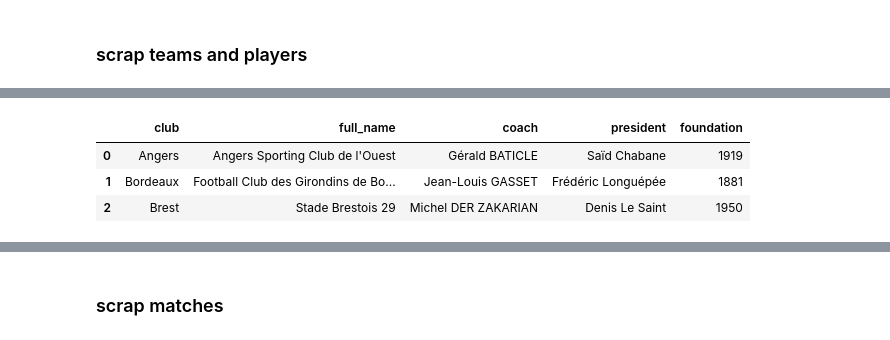
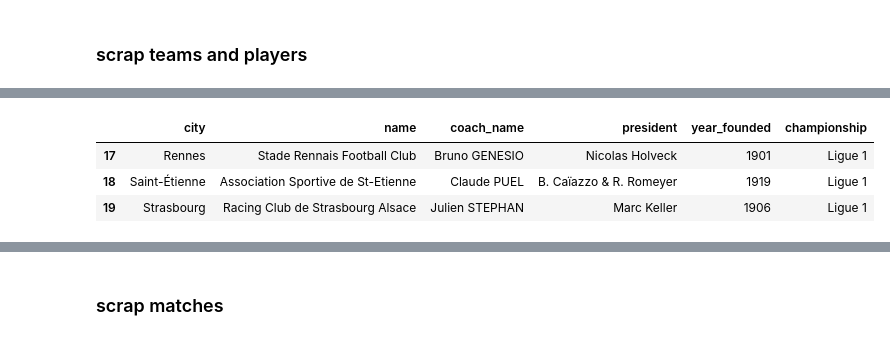
Before and after one commit to rolandina/foot-meteo, a Jupyter notebook: lequipe_scraping.ipynb, the cells around one changed output, grey strips where cells are left out. Drawn from its saved outputs; the diff is of its cells as text; code cells hidden in the pictures.

Commit message:
data base without meteo created

```diff
--- a/lequipe_scraping.ipynb
+++ b/lequipe_scraping.ipynb
@@ -7,6 +7,7 @@ import matplotlib.pyplot  as plt
 import seaborn as sns
 # %%
 url = "https://www.lequipe.fr/Football/"
+main_url = 'https://www.lequipe.fr'
 # %%
 # function to get page soup from html page
 import requests
@@ -27,7 +30,12 @@ main_soup = get_page_soup(url)
 #a aria-label = '/Football/' class = 'Link Menu__accordionTitle'
 championships = main_soup.find("div", {"class": 'Menu__accordion js-menu-accordion is-active'}).findAll("li", {"class":"Menu__item" })
 print(championships[0].a['href'])
-championships_links = {champ.a.text.split('\n')[1].strip(): champ.a['href'] for champ in championships}
-championships_links
+championships_dict = {'name':[], 'link':[]}
+for champ in championships:
+    championships_dict['name'].append(champ.a.text.split('\n')[1].strip())
+    championships_dict['link'].append(champ.a['href'])
+
+df_championships = pd.DataFrame(championships_dict)
+df_championships.head()
 # %% [output]
 https://www.lequipe.fr/Football/Euro/
@@ -144,21 +91,3 @@ IncompleteRead: IncompleteRead(579031 bytes read)
 ### scrap teams and players
 # %%
 ## create database teams
-# %%
-teams_page = get_page_soup("https://www.lequipe.fr/Football/ligue-1/page-participants")
-
-teams = teams_page.find("ul", {"class": "clubs"}).findAll("li")
-
-teams_links = {'team_short_names': [], 'links': []}
-for team in teams:
-    if team.h2 is not None:
-        teams_links['team_short_names'].append(team.h2.a.text.strip())
-        teams_links['links'].append(team.h2.a['href'])
-        #teams_link[team.h2.a.text.strip()] = team.h2.a['href']
-
-# print(teams[0].h2.a.text.strip())
-# print(teams[0].h2.a['href'])
-
-df_teams_links = pd.DataFrame(teams_links)
-df_teams_links.links = 'https://www.lequipe.fr'+df_teams_links.links
-df_teams_links.head()
@@ -172 +94,15 @@ df_teams_links.head()
+# %%
+# for i in range(len(df_championships)):
+#     url_teams = df_championships.loc[i,'teams_link']
+
+url_teams = df_championships.loc[2,'teams_link']
+champ_name = df_championships.loc[2, 'name']
+## champ_year_start = df_championships.loc[2, 'year_start']
+
+teams_page = get_page_soup(url_teams)
+
+teams = teams_page.find("ul", {"class": "clubs"}).findAll("li")
+team_links = [team.h2.a['href'] for team in teams if team.h2 is not None]
+team_links = [main_url + link for link in team_links if 'https://' not in link ]
+team_names = [team.h2.a.text.strip() for team in teams if team.h2 is not None]
 # %%
@@ -208,10 +207,10 @@ df_teams = pd.DataFrame(dict_teams)
 # %%
-df_teams.head(3)
+df_teams.tail(3)
 # %% [output]
-|  | club | full_name | coach | president | foundation |
-| 0 | Angers | Angers Sporting Club de l'Ouest | Gérald BATICLE | Saïd Chabane | 1919 |
-| 1 | Bordeaux | Football Club des Girondins de Bo... | Jean-Louis GASSET | Frédéric Longuépée | 1881 |
-| 2 | Brest | Stade Brestois 29 | Michel DER ZAKARIAN | Denis Le Saint | 1950 |
+|  | city | name | coach_name | president | year_founded | championship |
+| 17 | Rennes | Stade Rennais Football Club | Bruno GENESIO | Nicolas Holveck | 1901 | Ligue 1 |
+| 18 | Saint-Étienne | Association Sportive de St-Etienne | Claude PUEL | B. Caïazzo & R. Romeyer | 1919 | Ligue 1 |
+| 19 | Strasbourg | Racing Club de Strasbourg Alsace | Julien STEPHAN | Marc Keller | 1906 | Ligue 1 |
 # %%
 df_players.head(3)
 # %% [output]
```
Also changed, not shown: parts of 70 cells of this notebook.
